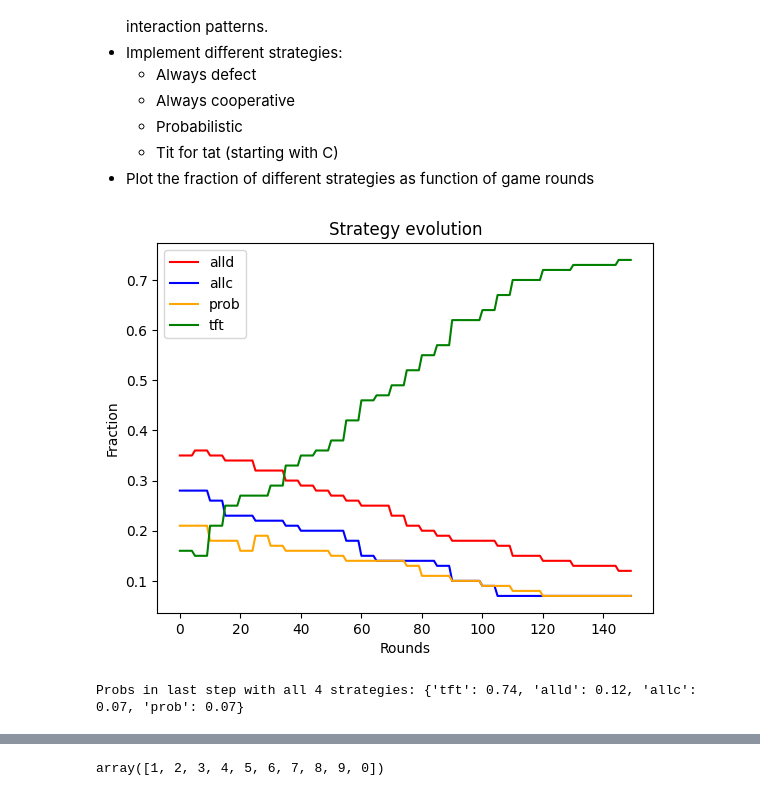
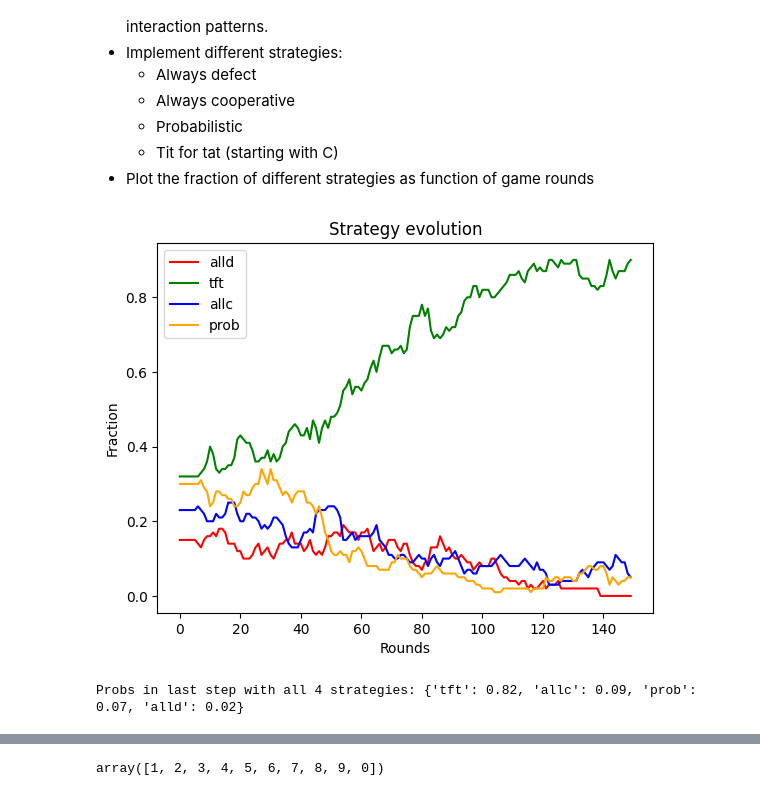
Before and after one commit to BKris2315/DataDrivenAndAgentBasedModellingBMETEFTBsPAAMD-00, a Jupyter notebook: cls05/game.ipynb, the cells around one changed output, grey strips where cells are left out. Cells and saved outputs as stored; diff of their text form; code cells hidden in the pictures.

```diff
--- a/cls05/game.ipynb
+++ b/cls05/game.ipynb
@@ -75,7 +75,7 @@ class Player:
             return self.last_actions[j]
 
         elif self.strategy == 'prob':
-            return 'C' if random.random() < 0.98 else 'D'
+            return 'C' if random.random() < 0.5 else 'D'
 
         else:
             raise ValueError("Unknown strategy")
@@ -129,7 +129,6 @@ def update_strategies(players, chance_to_imitate=0.2, which='best'):
                 p.strategy = role_model.strategy
                 p.thr = role_model.thr
     elif which == 'best':
-        # Find best player over last 10 rounds
         best_player = max(players, key=lambda p: recent_performance(p))
 
         for p in players:
@@ -141,9 +140,24 @@ def update_strategies(players, chance_to_imitate=0.2, which='best'):
             if coin < chance_to_imitate:
                 p.strategy = best_player.strategy
                 p.thr = best_player.thr
+
+    elif which == 'random':
+        for p in players:
+            other = random.choice(players)
+            if other is p:
+                continue
+
+            coin = np.random.rand()
+            if coin < chance_to_imitate:
+                p.strategy = other.strategy
+                p.thr = other.thr
+    else:
+        raise ValueError("Unknown imitation type")
 # %%
 def simulate(players, rounds,
-             strategy_update_interval=10, chance_to_imitate=0.2):
+             strategy_update_interval=10,
+             chance_to_imitate=0.2,
+             which='best'):
     history = []
 
     for r in range(rounds):
@@ -154,8 +168,9 @@ def simulate(players, rounds,
         for p in players:
             p.finalize_round()
 
-        if r % strategy_update_interval == 0:
-            update_strategies(players, chance_to_imitate=chance_to_imitate)
+        if r % strategy_update_interval == 0 and r > 5:
+            update_strategies(players, chance_to_imitate=chance_to_imitate,
+                              which=which)
         # track fractions
         counts = {}
         for p in players:
@@ -202,33 +217,36 @@ def plot_history(history):
         else:
             break
     print(f"Probs in last step with all 4 strategies: {history[idx]}")
 
 
 
 # -------------------------
 # Initialization
 # -------------------------
 def initialize_players(N):
     strategies = ['allc', 'alld', 'tft', 'prob']
 
     players = []
     for i in range(N):
         interacting_ids = [j for j in range(N) if j != i]
         strategy = random.choice(strategies)
         thr = 2 #random.uniform(0, 3)  # tune this
 
         players.append(Player(i, interacting_ids, strategy, thr))
 
     return players
 
 
 
 N = 100
 ROUNDS = 150
 
 players = initialize_players(N)
-history = simulate(players, ROUNDS, strategy_update_interval=5, chance_to_imitate=0.05)
+history = simulate(players, ROUNDS,
+                   strategy_update_interval=1,
+                   chance_to_imitate=0.1,
+                   which='random')
 plot_history(history)
 # %% [output]
-[figure, old version]
+[figure, new version]
-Probs in last step with all 4 strategies: {'tft': 0.74, 'alld': 0.12, 'allc': 0.07, 'prob': 0.07}
+Probs in last step with all 4 strategies: {'tft': 0.82, 'allc': 0.09, 'prob': 0.07, 'alld': 0.02}
```
Also changed, not shown: parts of 1 cell of this notebook, 2 other files.
